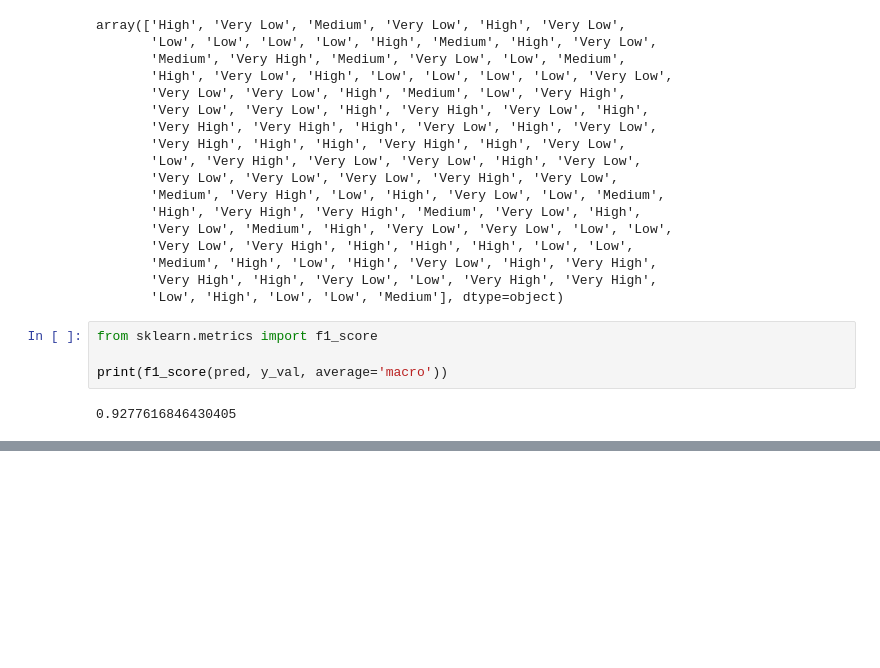
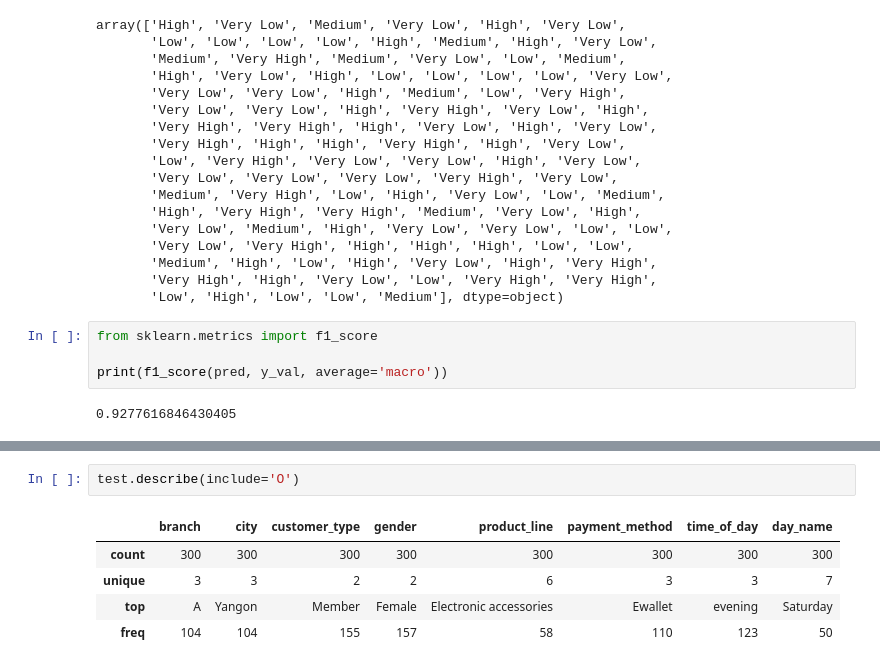
Before and after one commit to walker0625/bigdata-analysis-engineer-license, a Jupyter notebook: 4. test/2. ml.ipynb, the cells around one changed output, grey strips where cells are left out. Cells and saved outputs as stored; diff of their text form; blank space fills up the shorter version.

```diff
--- a/4. test/2. ml.ipynb
+++ b/4. test/2. ml.ipynb
@@ -570,0 +634,8 @@ print(f1_score(pred, y_val, average='macro'))
+# %%
+test.describe(include='O')
+# %% [output]
+|  | branch | city | customer_type | gender | product_line | payment_method | time_of_day | day_name |
+| count | 300 | 300 | 300 | 300 | 300 | 300 | 300 | 300 |
+| unique | 3 | 3 | 2 | 2 | 6 | 3 | 3 | 7 |
+| top | A | Yangon | Member | Female | Electronic accessories | Ewallet | evening | Saturday |
+| freq | 104 | 104 | 155 | 157 | 58 | 110 | 123 | 50 |
```
Also changed, not shown: parts of 13 cells of this notebook, 10 other files.
